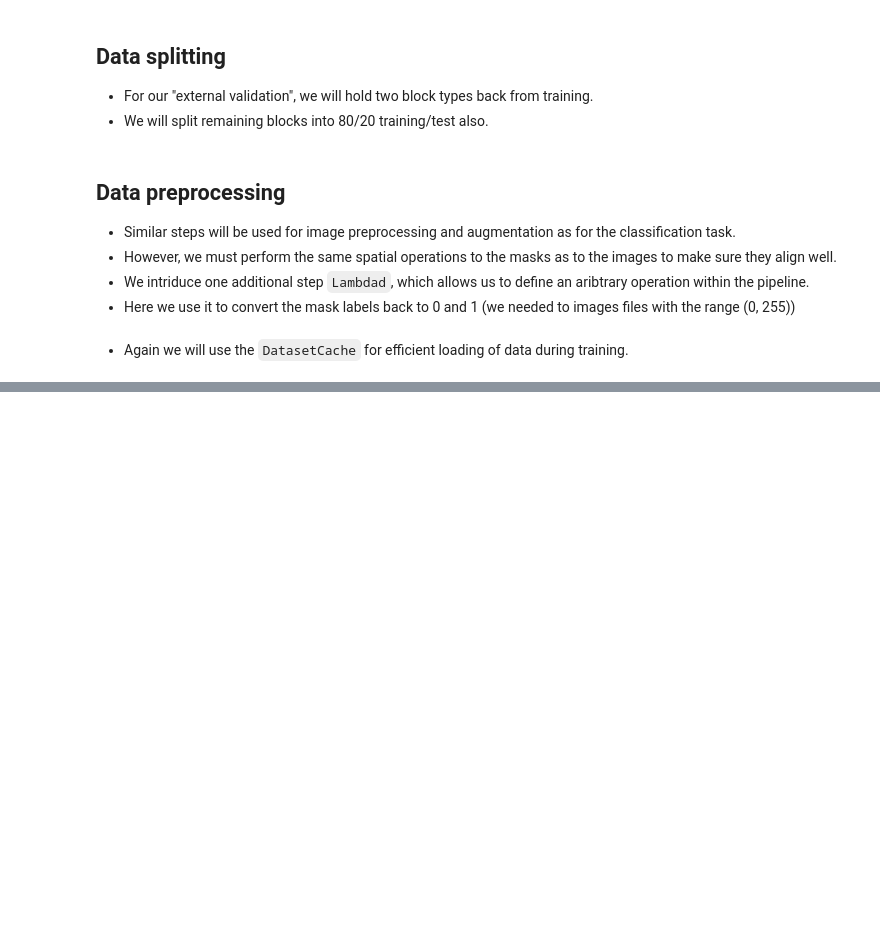
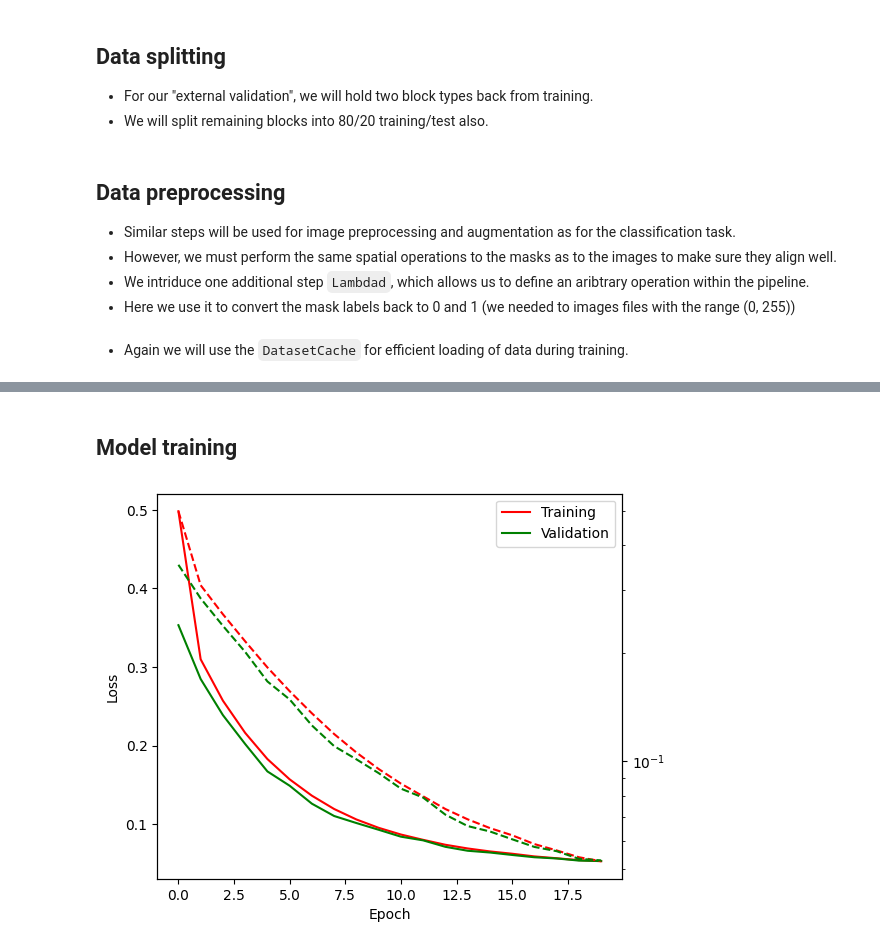
Before and after one commit to mdblackledge/theoryofimaging2, a Jupyter notebook: workshop/practical_exercises.ipynb, the cells around one changed output, grey strips where cells are left out. Saved outputs shown, nothing was run; the diff lists cells and outputs as text; code cells hidden in the pictures; blank space fills up the shorter version.

```diff
--- a/workshop/practical_exercises.ipynb
+++ b/workshop/practical_exercises.ipynb
@@ -1240,3 +1233,5 @@ class UNet2D(nn.Module):
 
         logits = self.outc(x)
         return logits
+# %% [markdown]
+## Model training
@@ -1242,0 +1333,12 @@ class UNet2D(nn.Module):
+# %%
+f, ax = plt.subplots(1, 1, figsize = (6, 5))
+ax.plot(train_losses, "r-", label="Training")
+ax.plot(val_losses, "g-", label="Validation")
+ax.set_xlabel("Epoch"), ax.set_ylabel("Loss")
+ax_log = ax.twinx()
+ax_log.semilogy(train_losses, "r--")
+ax_log.semilogy(val_losses, "g--")
+ax.legend()
+plt.show()
+# %% [output]
+[figure, added]
```
Also changed, not shown: parts of 7 cells of this notebook.
